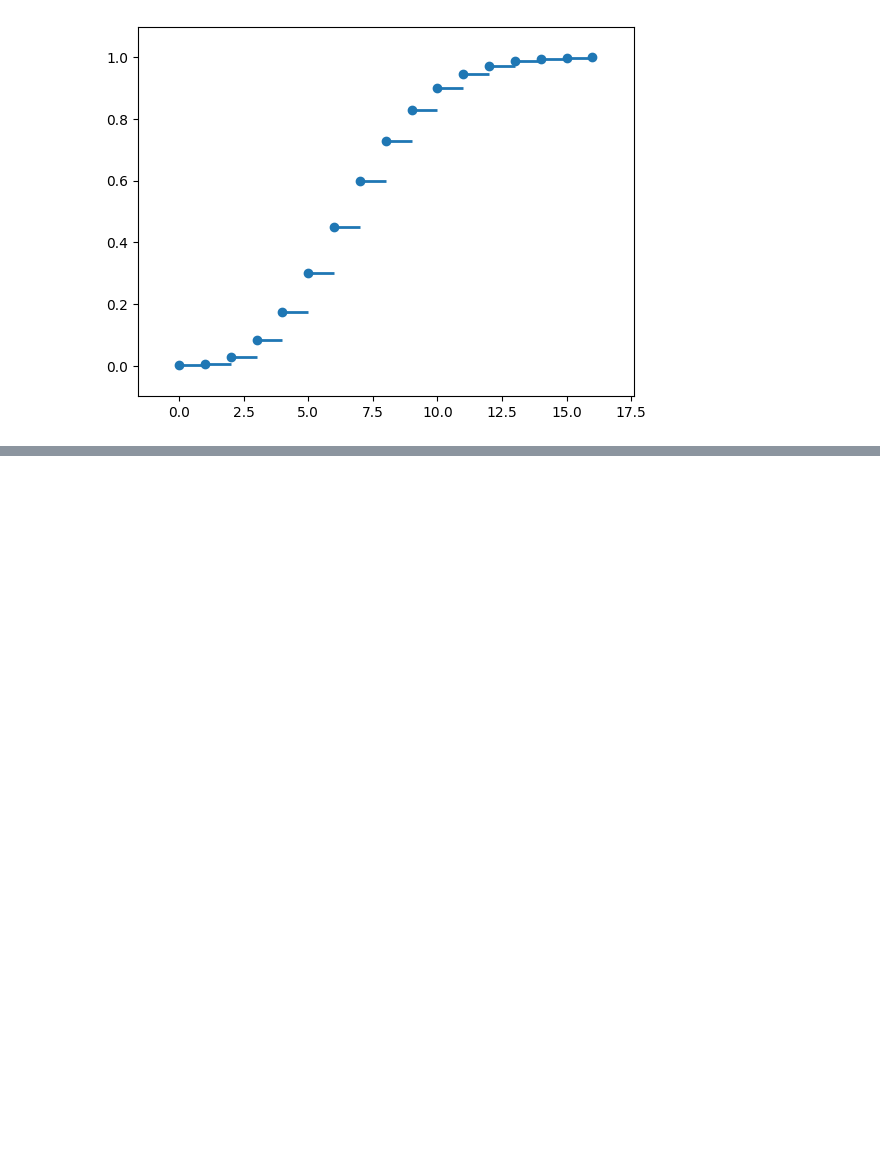
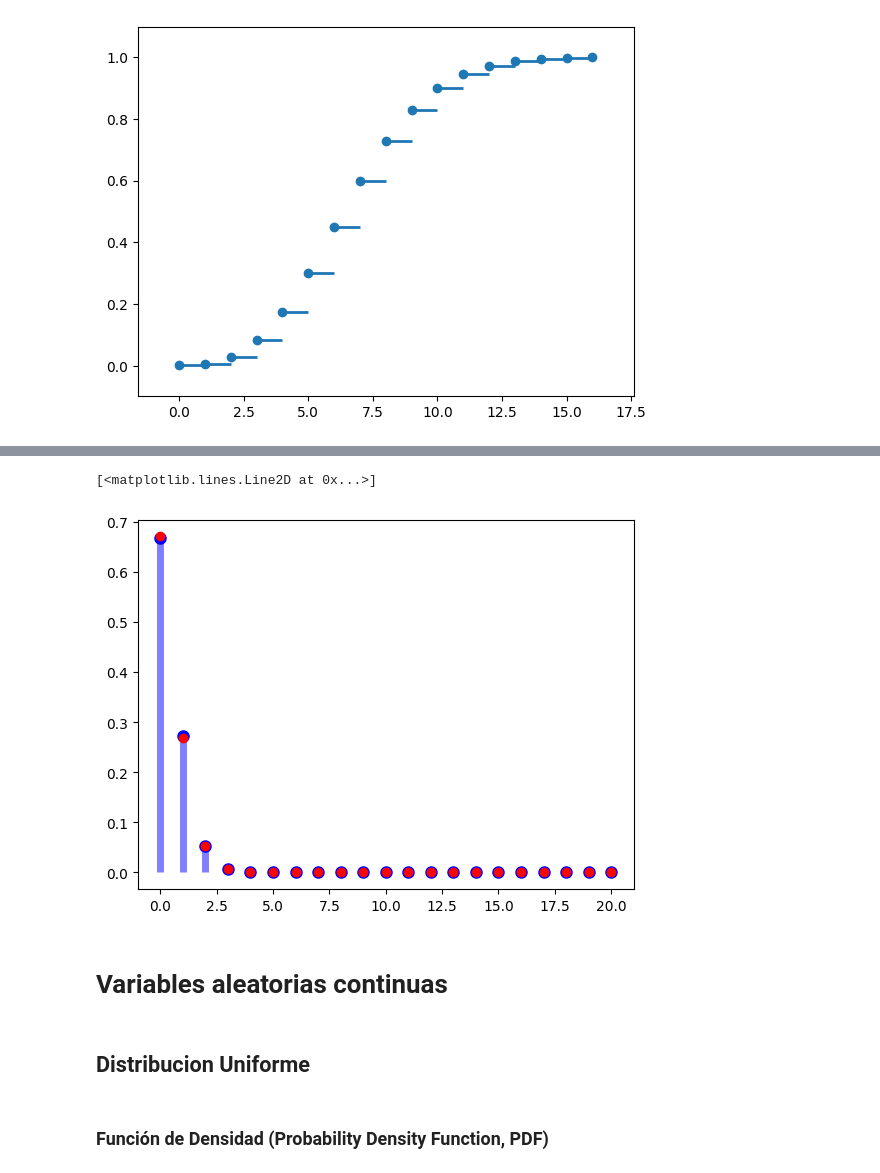
Before and after one commit to leticiaram/Modelos_Estocasticos_2023, a Jupyter notebook: Codigo_1.ipynb, the cells around one changed output, grey strips where cells are left out. Drawn from its saved outputs; the diff is of its cells as text; code cells hidden in the pictures; blank space fills up the shorter version.

```diff
--- a/Codigo_1.ipynb
+++ b/Codigo_1.ipynb
@@ -116,0 +156,20 @@ ax.margins(0.1)
+# %%
+n, p = 20, 0.02
+x = np.arange(0,n+1)
+
+pmf = poisson.pmf(x, mu=n*p)
+
+fig, ax = plt.subplots(1, 1)
+ax.plot(x, binom.pmf(x, n, p), 'bo', ms=8, label='binom pmf')
+ax.vlines(x, 0, binom.pmf(x, n, p), colors='b', lw=5, alpha=0.5)
+
+plt.plot(x, pmf,'ro')
+# %% [output]
+[<matplotlib.lines.Line2D at 0x...>]
+[figure, added]
+# %% [markdown]
+# Variables aleatorias continuas
+# %% [markdown]
+## Distribucion Uniforme
+# %% [markdown]
+### Función de Densidad (Probability Density Function, PDF)
```
Also changed, not shown: parts of 33 cells of this notebook.
